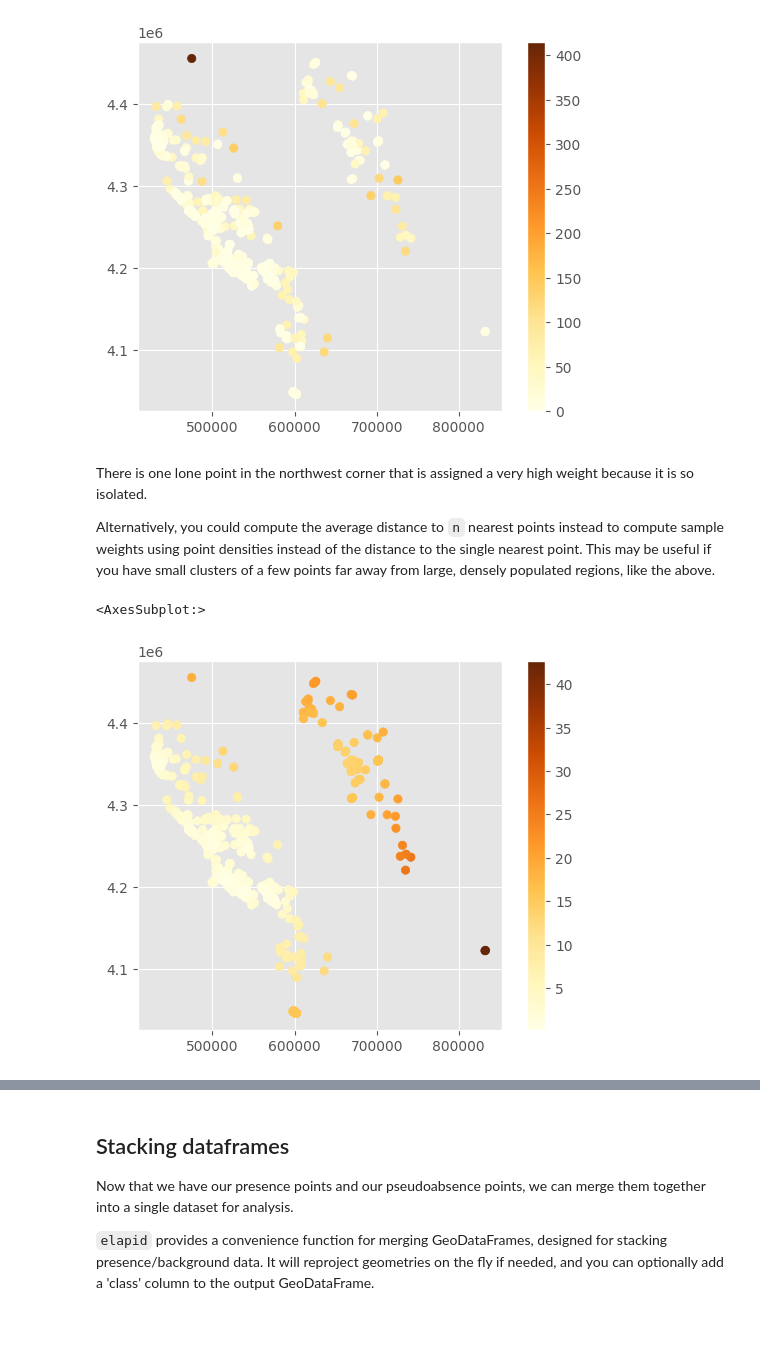
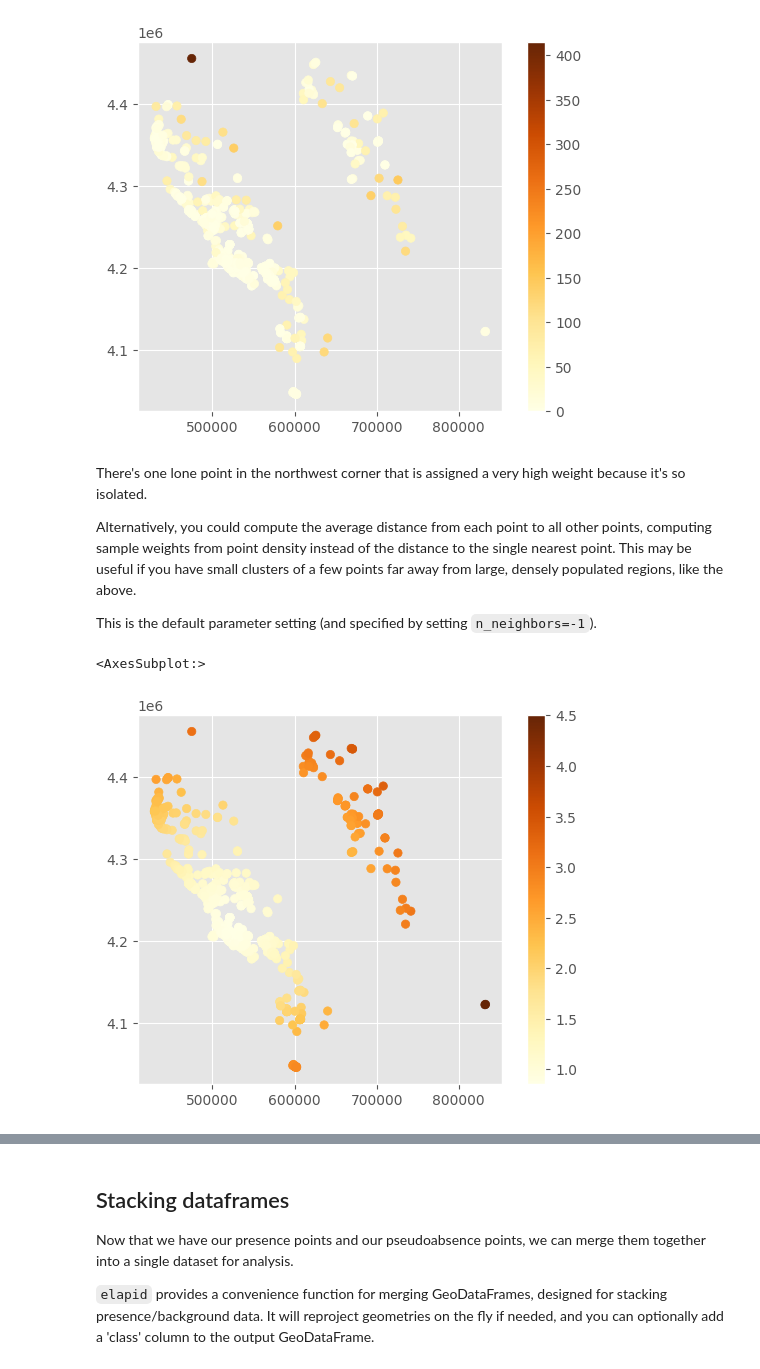
Before and after one commit to earth-chris/elapid, a Jupyter notebook: docs/examples/WorkingWithGeospatialData.ipynb, the cells around one changed output, grey strips where cells are left out. Saved outputs shown, nothing was run; the diff lists cells and outputs as text; code cells hidden in the pictures; blank space fills up the shorter version.

```diff
--- a/docs/examples/WorkingWithGeospatialData.ipynb
+++ b/docs/examples/WorkingWithGeospatialData.ipynb
@@ -408,25 +408,20 @@ The default is to compute weights based on the distance to the nearest point.
 # %%
-presence['SampleWeight'] = ela.distance_weights(presence)
+presence['SampleWeight'] = ela.distance_weights(presence, n_neighbors=1)
 presence.plot(column='SampleWeight', legend=True, cmap='YlOrBr')
 # %% [output]
 <AxesSubplot:>
 [figure]
 # %% [markdown]
-There is one lone point in the northwest corner that is assigned a very high weight because it is so isolated.
+There's one lone point in the northwest corner that is assigned a very high weight because it's so isolated.
 
-Alternatively, you could compute the average distance to `n` nearest points instead to compute sample weights using point densities instead of the distance to the single nearest point. This may be useful if you have small clusters of a few points far away from large, densely populated regions, like the above.
+Alternatively, you could compute the average distance from each point to all other points, computing sample weights from point density instead of the distance to the single nearest point. This may be useful if you have small clusters of a few points far away from large, densely populated regions, like the above.
+
+This is the default parameter setting (and specified by setting `n_neighbors=-1`).
 # %%
-n_neighbors = 100
-background['SampleWeight'] = ela.distance_weights(
-    background,
-    n_neighbors=n_neighbors,
-)
-presence['SampleWeight'] = ela.distance_weights(
-    presence,
-    n_neighbors=n_neighbors,
-)
+background['SampleWeight'] = ela.distance_weights(background, n_neighbors=-1)
+presence['SampleWeight'] = ela.distance_weights(presence, n_neighbors=-1)
 presence.plot(column='SampleWeight', legend=True, cmap='YlOrBr')
 # %% [output]
 <AxesSubplot:>
-[figure, old version]
+[figure, new version]
 # %% [markdown]
```
Also changed, not shown: parts of 13 cells of this notebook, 1 other file.
